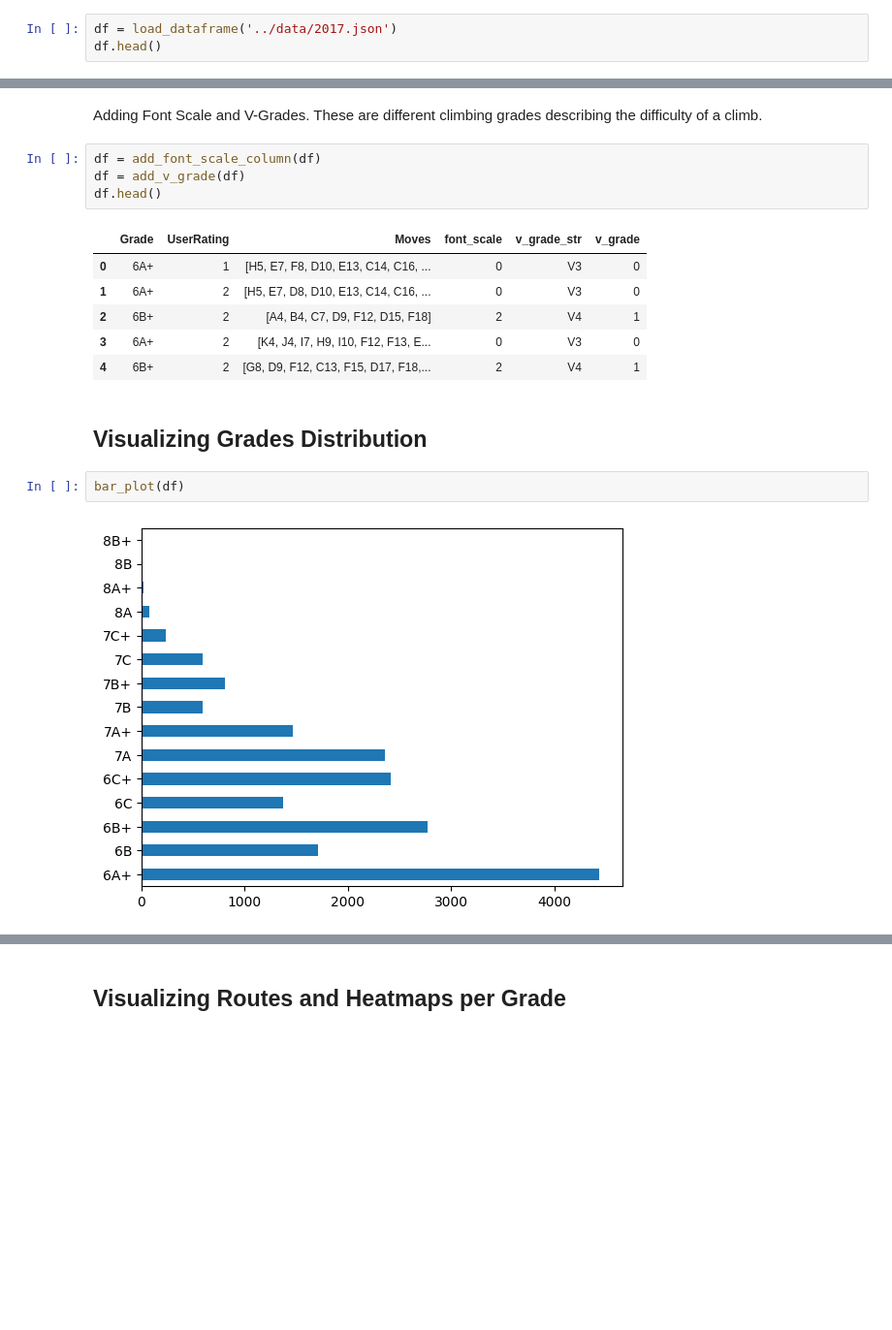
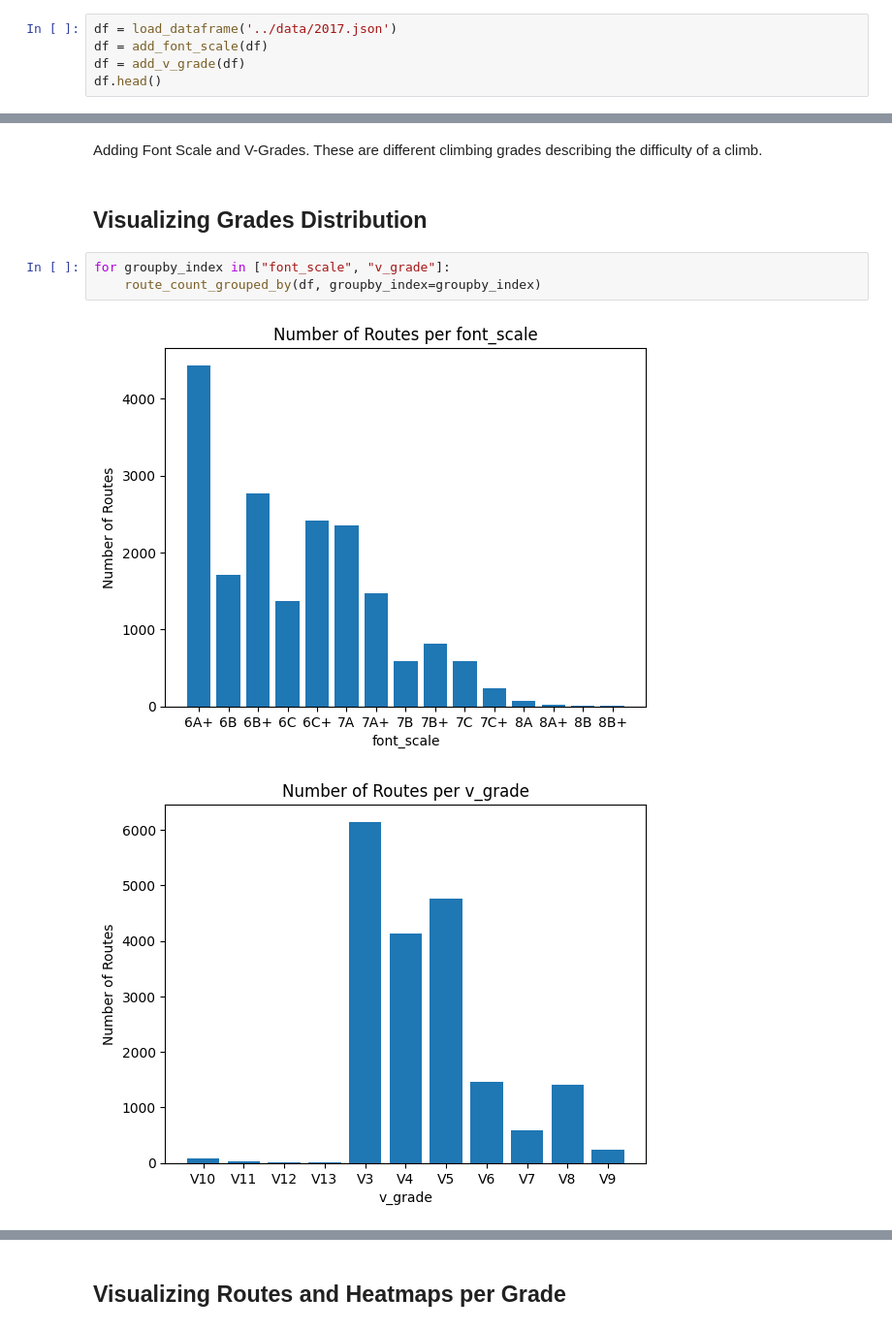
Before and after one commit to bglaus/MLforMoonboard, a Jupyter notebook: notebooks/0. Data Exploration.ipynb, the cells around one changed output, grey strips where cells are left out. Shown: that part at 97% size. Saved outputs shown, nothing was run; the diff lists cells and outputs as text; blank space fills up the shorter version.

```diff
--- a/notebooks/0. Data Exploration.ipynb
+++ b/notebooks/0. Data Exploration.ipynb
@@ -16,5 +22,7 @@ from data_loading import *
 ## Loading Data
 # %%
 df = load_dataframe('../data/2017.json')
+df = add_font_scale(df)
+df = add_v_grade(df)
 df.head()
 # %% [output]
@@ -26,20 +34,11 @@ df.head()
 | 4 | 6B+ | 2 | [G8, D9, F12, C13, F15, D17, F18,... |
 # %% [markdown]
 Adding Font Scale and V-Grades. These are different climbing grades describing the difficulty of a climb.
-# %%
-df = add_font_scale_column(df)
-df = add_v_grade(df)
-df.head()
-# %% [output]
-|  | Grade | UserRating | Moves | font_scale | v_grade_str | v_grade |
-| 0 | 6A+ | 1 | [H5, E7, F8, D10, E13, C14, C16, ... | 0 | V3 | 0 |
-| 1 | 6A+ | 2 | [H5, E7, D8, D10, E13, C14, C16, ... | 0 | V3 | 0 |
-| 2 | 6B+ | 2 | [A4, B4, C7, D9, F12, D15, F18] | 2 | V4 | 1 |
-| 3 | 6A+ | 2 | [K4, J4, I7, H9, I10, F12, F13, E... | 0 | V3 | 0 |
-| 4 | 6B+ | 2 | [G8, D9, F12, C13, F15, D17, F18,... | 2 | V4 | 1 |
 # %% [markdown]
 ## Visualizing Grades Distribution
 # %%
-bar_plot(df)
+for groupby_index in ["font_scale", "v_grade"]:
+    route_count_grouped_by(df, groupby_index=groupby_index)
 # %% [output]
-[figure, old version]
+[figure, new version]
+[figure, added]
```
Also changed, not shown: parts of 11 cells of this notebook, 8 other files.
